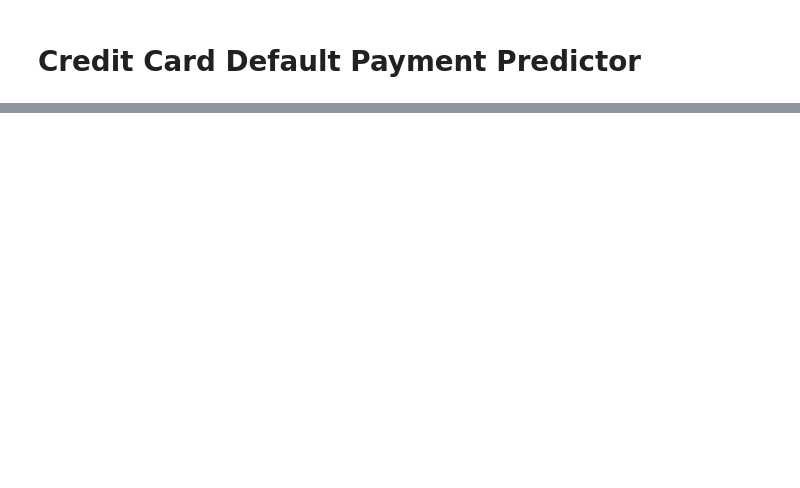
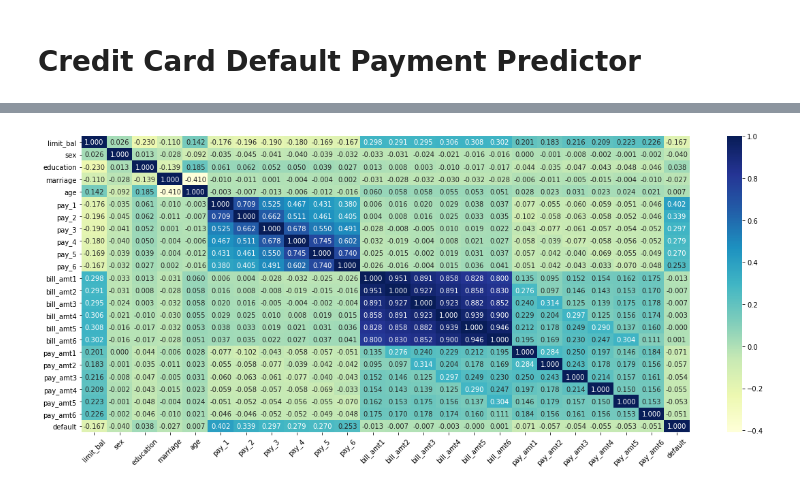
Before and after one commit to uclajsam/Credit_Card_Default_Predictor, a Jupyter notebook: Credit_Card_Default_Payment_Predictor.ipynb, the cells around one changed output, grey strips where cells are left out. Cells and saved outputs as stored; diff of their text form; code cells hidden in the pictures; blank space fills up the shorter version.

```diff
--- a/Credit_Card_Default_Payment_Predictor.ipynb
+++ b/Credit_Card_Default_Payment_Predictor.ipynb
@@ -102,0 +351,7 @@ Name: pay_1, Length: 2759, dtype: int64
+# %%
+fig = plt.figure(figsize = (20, 8))
+sns.heatmap(credit_df.corr(), cmap = 'YlGnBu', annot = True, fmt = '0.3f')
+plt.xticks(rotation = 45)
+plt.show()
+# %% [output]
+[figure, added]
```
Also changed, not shown: parts of 60 cells of this notebook.
